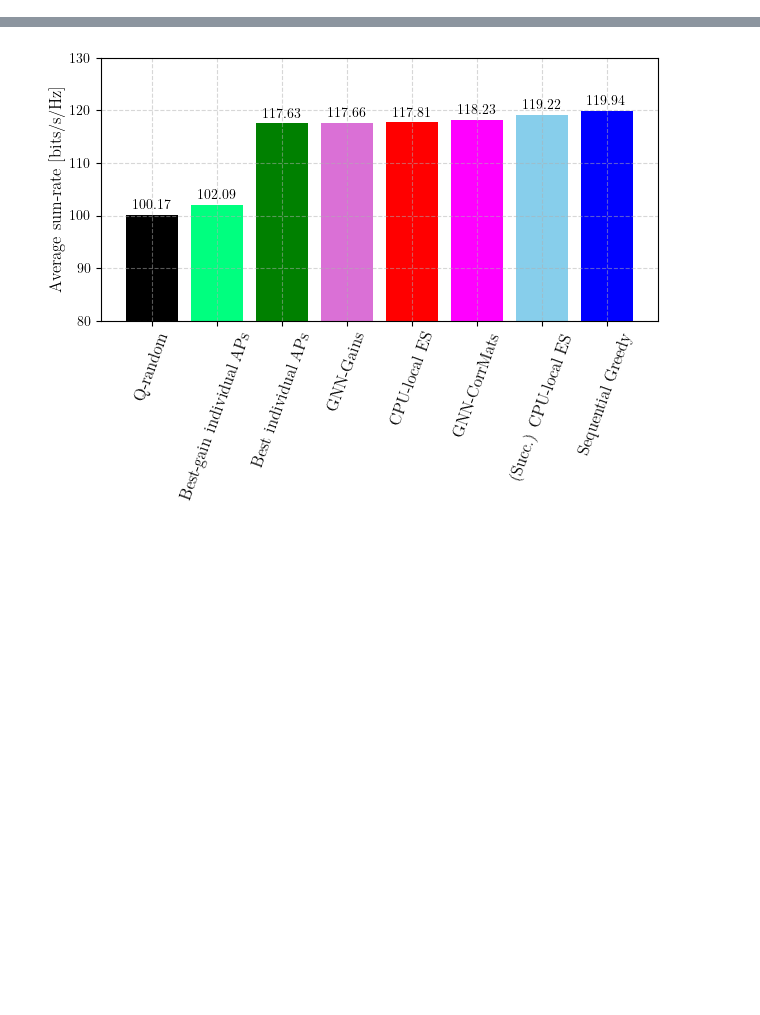
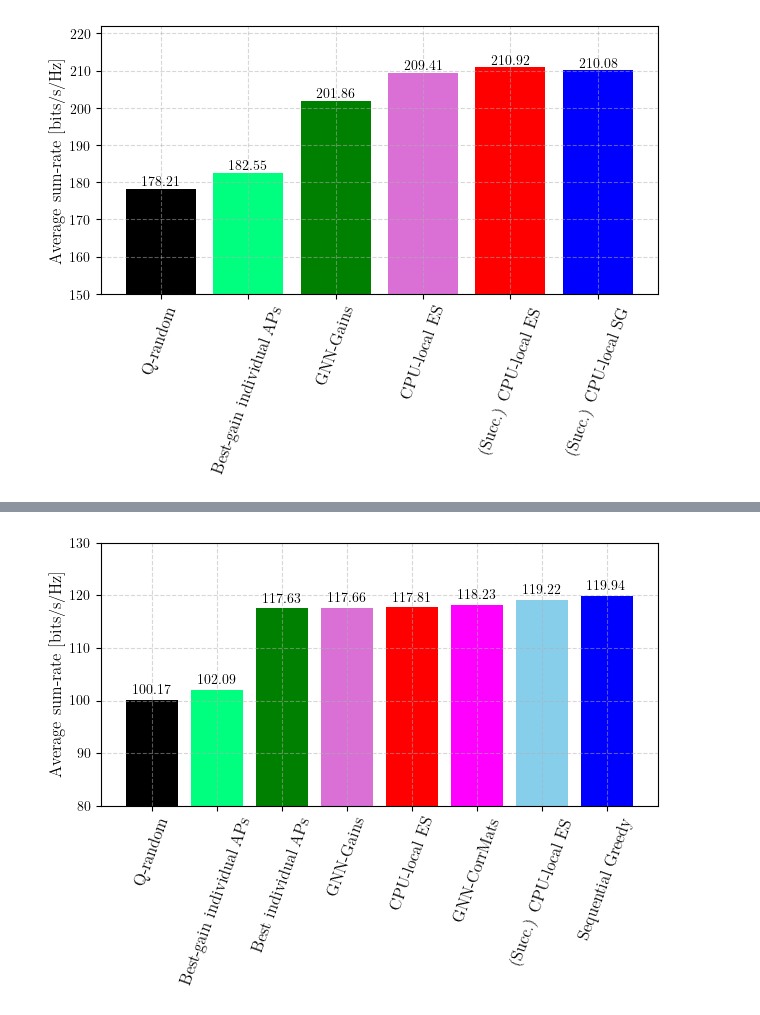
Before and after one commit to DarielPereira/GNN-Optimization-AP-activation-CF_mMIMO, a Jupyter notebook: GRAPHs/BarGraphs.ipynb, the cells around one changed output, grey strips where cells are left out. Saved outputs shown, nothing was run; the diff lists cells and outputs as text; code cells hidden in the pictures; blank space fills up the shorter version.

```diff
--- a/GRAPHs/BarGraphs.ipynb
+++ b/GRAPHs/BarGraphs.ipynb
@@ -5,3 +5,38 @@ from functionsUtils import load_results
 #
 plt.rc('text', usetex=True)
 plt.rc('font', family='Times New Roman')
+# %%
+# Data
+alternatives = ['Q-random', 'Best-gain individual APs', 'GNN-Gains', 'CPU-local ES', '(Succ.) CPU-local ES', '(Succ.) CPU-local SG']
+# values = [216.45, 225.34, 253.37, 255.29, 259.65, 258.31]  # Replace with your values
+values = [178.21, 182.55, 201.86, 209.41, 210.92, 210.08]
+
+
+fig, ax = plt.subplots()
+plt.grid(linestyle='--', alpha=0.5)
+
+spacing = 10 # Spacing factor
+x_positions = np.arange(len(alternatives)) * spacing
+# Create the bar chart
+plt.bar(x_positions, values, width=8, color=['black', 'springgreen', 'green', 'orchid', 'red', 'blue'])
+
+plt.xticks(x_positions, alternatives, rotation=70, fontsize=12)
+plt.ylim([150, 222])
+
+# Add labels and title
+plt.ylabel('Average sum-rate [bits/s/Hz]', fontsize=12)
+
+# Annotate values on bars
+for i, value in enumerate(values):
+    plt.text(x_positions[i], value + 1, str(value), ha='center', fontsize=10)
+
+# Show the plot
+plt.tight_layout()
+plt.draw()
+plt.show()
+
+image_format = 'png' # e.g .png, .svg, etc.
+image_name = 'AveSE_BarGraph_xtremeLargeSetups_GNN_reduced.png'
+fig.savefig(image_name, format=image_format, dpi=400)
+# %% [output]
+[figure, added]
```
Also changed, not shown: parts of 2 cells of this notebook, 24 other files.
